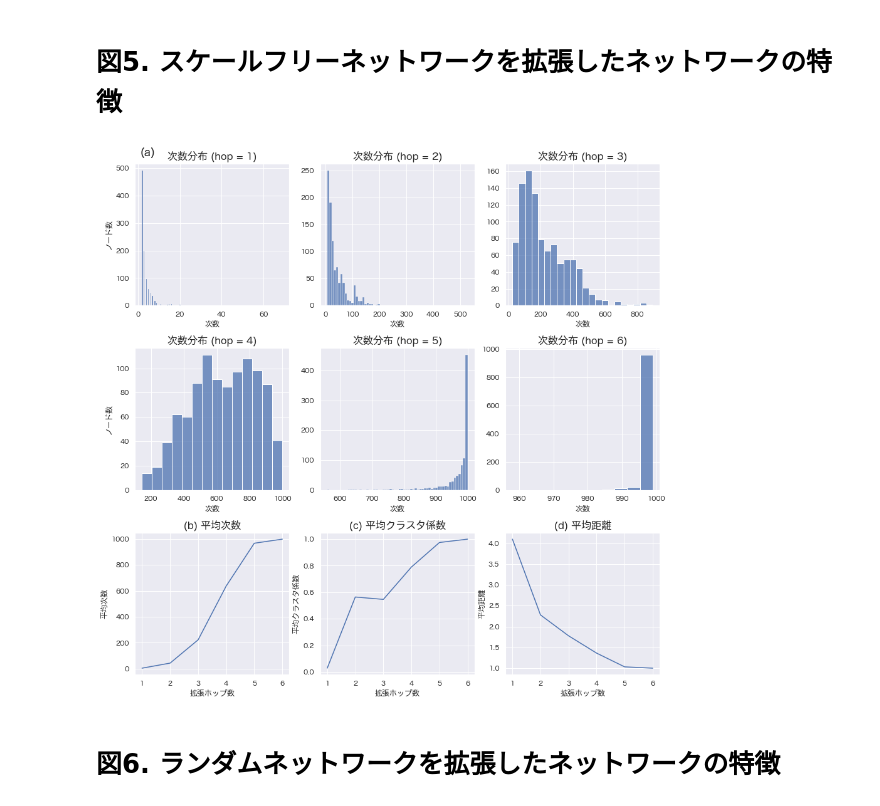
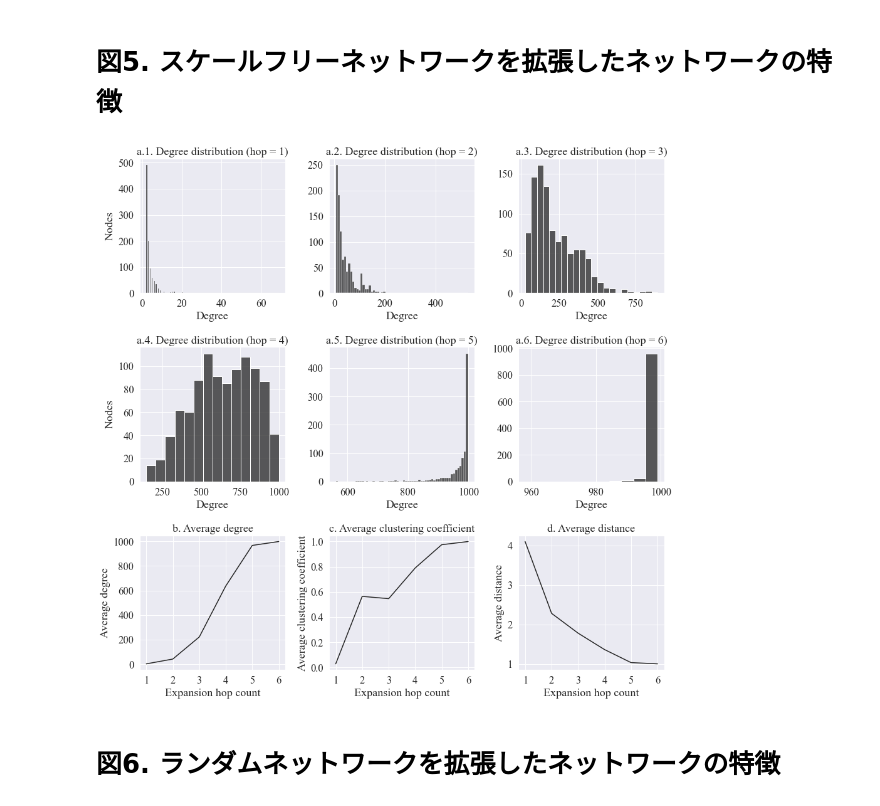
Before and after one commit to mas178/social-simulation, a Jupyter notebook: Inaba2022a/visualization/Degree Distribution Analysis.ipynb, the cells around one changed output. Drawn from its saved outputs; the diff is of its cells as text; code cells hidden in the pictures.

```diff
--- a/Inaba2022a/visualization/Degree Distribution Analysis.ipynb
+++ b/Inaba2022a/visualization/Degree Distribution Analysis.ipynb
@@ -8,8 +8,8 @@ import seaborn as sns
 
 import networkx as nx
 
-sns.set(font_scale = 1.0, style = 'darkgrid')
-plt.rcParams['font.family'] = 'Hiragino Maru Gothic Pro'
+sns.set(font_scale = 1.5, style = 'darkgrid', palette='gray')
+plt.rcParams['font.family'] = 'Times New Roman'
 # %%
 csv_file_name = '../data/degrees.csv'
 df = pd.read_csv(csv_file_name, header=None, names=['network_type', 'hop', 'node1', 'node2'])
@@ -75,43 +75,43 @@ dtype: object
 # 図5. スケールフリーネットワークを拡張したネットワークの特徴
 # %%
 fig, axes = plt.subplots(ncols = 3, nrows = 3, figsize = (15, 15))
-plt.subplots_adjust(wspace=0.2, hspace=0.3)
-
-plt.text(-12.0, 13.5, '(a)', ha = 'center', va = 'top', fontsize=18)
+plt.subplots_adjust(wspace=0.3, hspace=0.4)
 
 for _hop in range(1, 7):
     _graph = graph_dict['scale_free_4'][_hop]
 
     # グラフ描画
     _ax = axes[int((_hop - 1) / 3)][(_hop - 1) % 3]
     sns.histplot(degree_list(_graph), ax = _ax)
-    _ax.set_title('次数分布 (hop = {})'.format(_hop), fontsize=16)
-    _ax.set_xlabel('次数')
+    _ax.set_title('a.{}. Degree distribution (hop = {})'.format(_hop, _hop))
+    _ax.set_xlabel('Degree')
 
     if _hop % 3 == 1:
-        _ax.set_ylabel('ノード数')
+        _ax.set_ylabel('Nodes')
     else:
         _ax.set_ylabel('')
 
 _result_df = result_df[result_df.network_type == 'scale_free_4']
 
 p = sns.lineplot(x='hop', y='average_degree', data=_result_df, ax = axes[2][0])
-p.set_title('(b) 平均次数', fontsize=16)
-p.set_ylabel('平均次数')
+p.set_title('b. Average degree')
+p.set_ylabel('Average degree')
 
 p = sns.lineplot(x='hop', y='average_clustering', data=_result_df, ax = axes[2][1])
-p.set_title('(c) 平均クラスタ係数', fontsize=16)
-p.set_ylabel('平均クラスタ係数')
+p.set_title('c. Average clustering coefficient')
+p.set_ylabel('Average clustering coefficient')
 
 p = sns.lineplot(x='hop', y='average_distance', data=_result_df, ax = axes[2][2])
-p.set_title('(d) 平均距離', fontsize=16)
-p.set_ylabel('平均距離')
+p.set_title('d. Average distance')
+p.set_ylabel('Average distance')
 
 for _ax in axes[2]:
     _ax.xaxis.set_major_locator(MaxNLocator(integer=True))
-    _ax.set_xlabel('拡張ホップ数')
+    _ax.set_xlabel('Expansion hop count')
+
+plt.savefig('img/SI2_scale_free.jpg', format='jpeg', bbox_inches='tight')
 # %% [output]
-[figure, old version]
+[figure, new version]
 # %% [markdown]
 # 図6. ランダムネットワークを拡張したネットワークの特徴
 # %%
```
Also changed, not shown: parts of 2 cells of this notebook, 1 other file.
